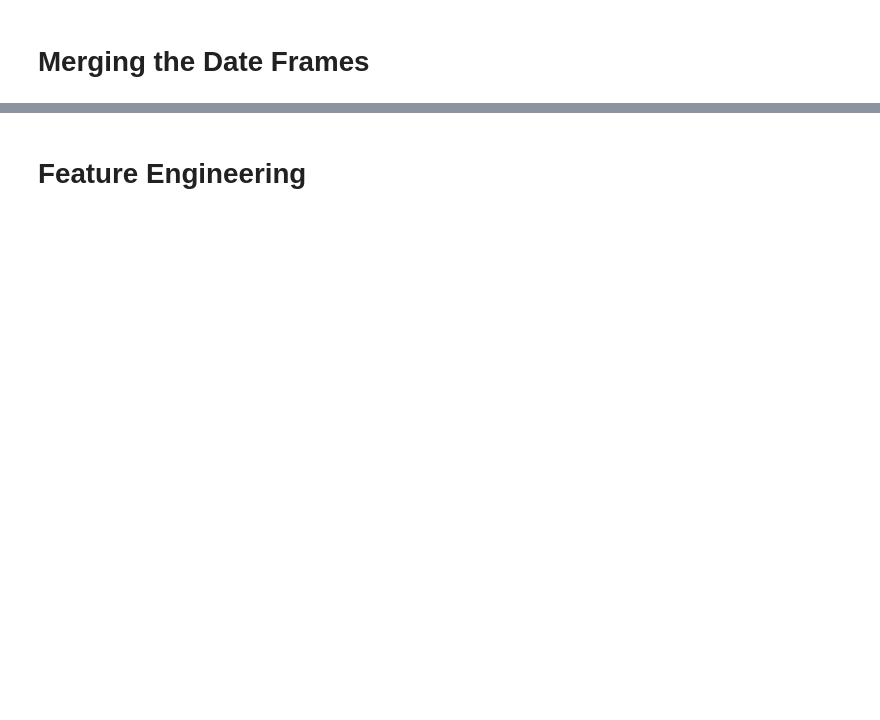
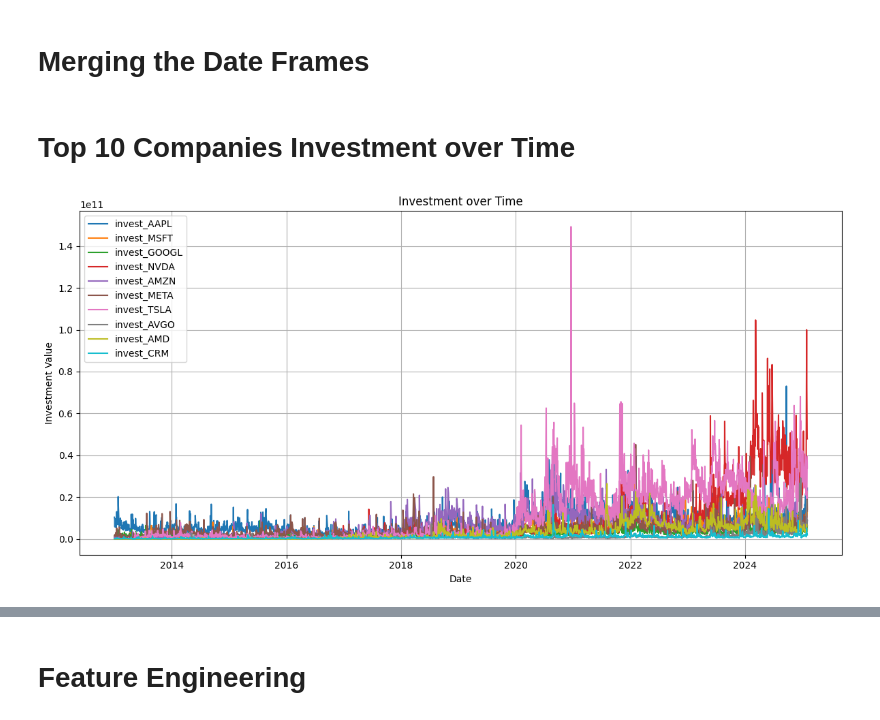
Before and after one commit to kvn-dtrx/capstone-SignalSigma, a Jupyter notebook: notebooks/data_inspection.ipynb, the cells around one changed output, grey strips where cells are left out. Cells and saved outputs as stored; diff of their text form; code cells hidden in the pictures; blank space fills up the shorter version.

```diff
--- a/notebooks/data_inspection.ipynb
+++ b/notebooks/data_inspection.ipynb
@@ -244,3 +386,28 @@ final_merged_df = pd.merge(merged_data, fed_clean_df, on='date', how='inner')
 stock_df = merged_stock_data
 stock_macro_df = merged_data
 stock_macro_fed_df = final_merged_df
+# %% [markdown]
+# Top 10 Companies Investment over Time
+# %%
+stock_plot = stock_macro_fed_df[[
+    'date',
+    'invest_AAPL','invest_MSFT','invest_GOOGL','invest_NVDA','invest_AMZN',
+    'invest_META','invest_TSLA','invest_AVGO','invest_AMD','invest_CRM',
+]]
+
+plt.figure(figsize=(12, 6))  # Adjust figure size for better date visibility
+
+# Plot each investment column against 'date'
+for column in stock_plot.columns:
+    if column != 'date':  # Exclude the 'date' column from the y-axis
+        plt.plot(stock_plot['date'], stock_plot[column], label=column)
+
+plt.xlabel('Date')
+plt.ylabel('Investment Value')
+plt.title('Investment over Time')
+plt.legend(loc='upper left')  # Add legend to distinguish lines
+plt.grid(True)
+plt.tight_layout()  # Adjust layout to prevent overlapping labels
+plt.show()
+# %% [output]
+[figure, added]
```
Also changed, not shown: parts of 30 cells of this notebook.
